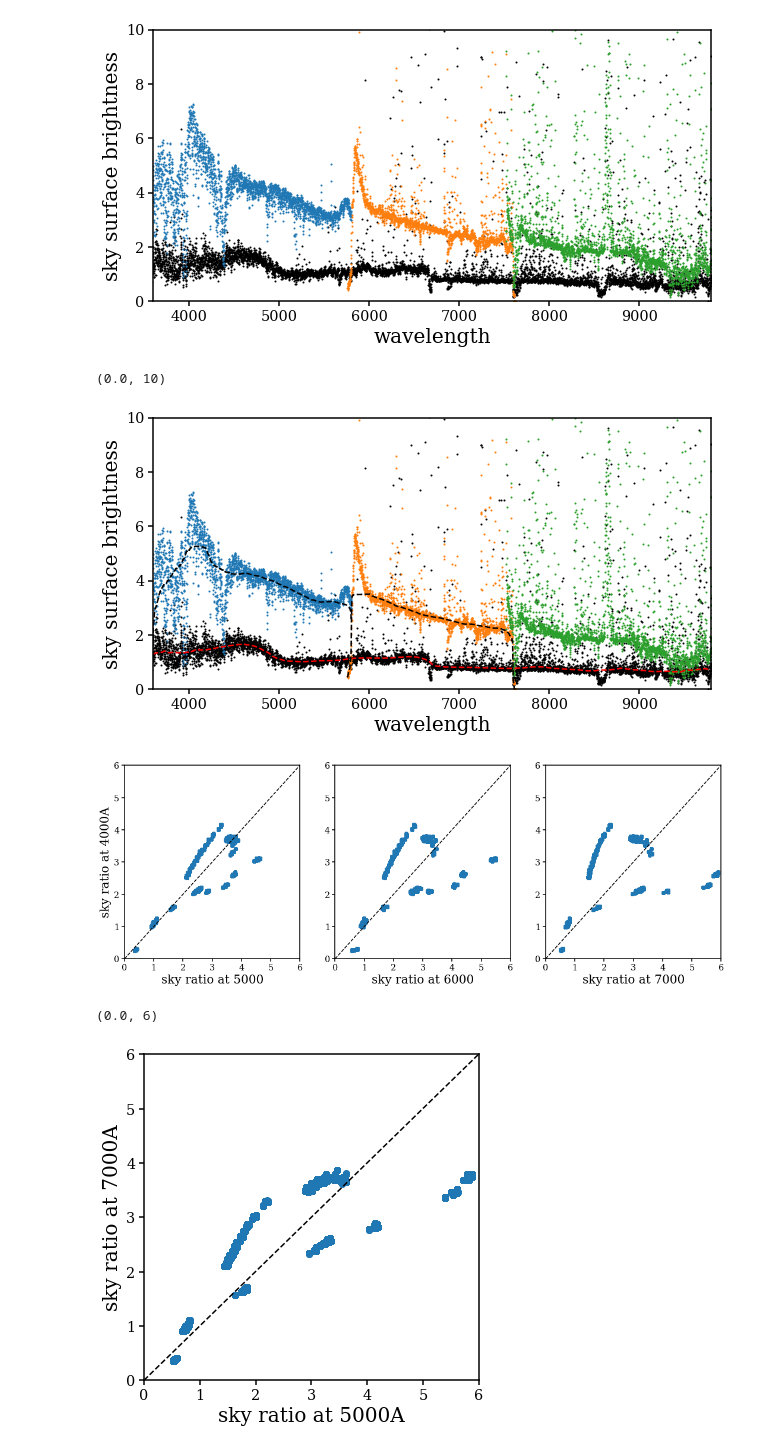
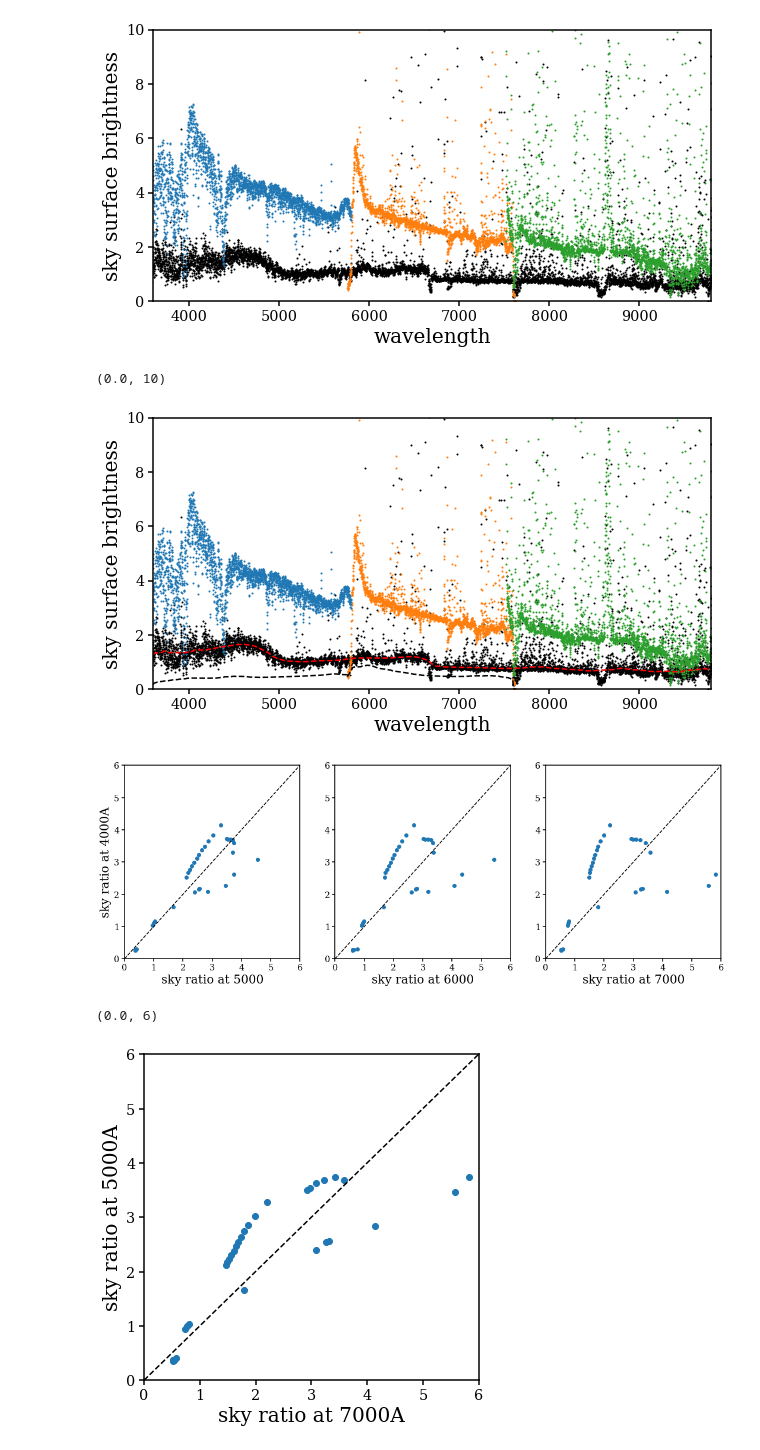
Before and after one commit to desi-bgs/feasiBGS, a Jupyter notebook: notebook/cmx/cmx_sky_ratio.ipynb, the cells around one changed output. Drawn from its saved outputs; the diff is of its cells as text; code cells hidden in the pictures.

Commit message:
examined the sky ratios in more detail, especially the exposures where sky ratios were higher at higher wavelength

```diff
--- a/notebook/cmx/cmx_sky_ratio.ipynb
+++ b/notebook/cmx/cmx_sky_ratio.ipynb
@@ -88,3 +90,14 @@ smooth_skies_r = medfilt2d(skies['sky_sb_r'], (1, 501))
+# %%
+expids = np.unique(skies['expid'])
+
+smooth_skies_b, smooth_skies_r = [], []
+for expid in expids:
+    isexp = (skies['expid'] == expid)
+    smooth_skies_b.append(medfilt(np.median(skies['sky_sb_b'][isexp], axis=0), 501))
+    smooth_skies_r.append(medfilt(np.median(skies['sky_sb_r'][isexp], axis=0), 501))
+
+smooth_skies_b = np.array(smooth_skies_b)
+smooth_skies_r = np.array(smooth_skies_r)
 # %%
 fig = plt.figure(figsize=(10,5))
 sub = fig.add_subplot(111)
@@ -101,7 +114,7 @@ sub.set_ylabel('sky surface brightness', fontsize=20)
 sub.set_ylim(0., 10)
 # %% [output]
 (0.0, 10)
-[figure, old version]
+[figure, new version]
 # %%
 waves = [4000, 5000, 6000, 7000]
 sky_ratios = []
@@ -131,16 +144,16 @@ for i in range(3):
     if i == 0: sub.set_ylabel('sky ratio at %iA' % waves[0], fontsize=20)
     sub.set_ylim(0., 6)
 # %% [output]
-[figure, old version]
+[figure, new version]
 # %%
 fig = plt.figure(figsize=(6,6))
 sub = fig.add_subplot(111)
 sub.scatter(sky_ratios[3], sky_ratios[1])
 sub.plot([0., 6.], [0., 6.], c='k', ls='--')
-sub.set_xlabel('sky ratio at %iA' % waves[1], fontsize=20)
+sub.set_xlabel('sky ratio at %iA' % waves[3], fontsize=20)
 sub.set_xlim(0., 6)
-sub.set_ylabel('sky ratio at %iA' % waves[3], fontsize=20)
+sub.set_ylabel('sky ratio at %iA' % waves[1], fontsize=20)
 sub.set_ylim(0., 6)
 # %% [output]
 (0.0, 6)
-[figure, old version]
+[figure, new version]
```
Also changed, not shown: parts of 9 cells of this notebook.
